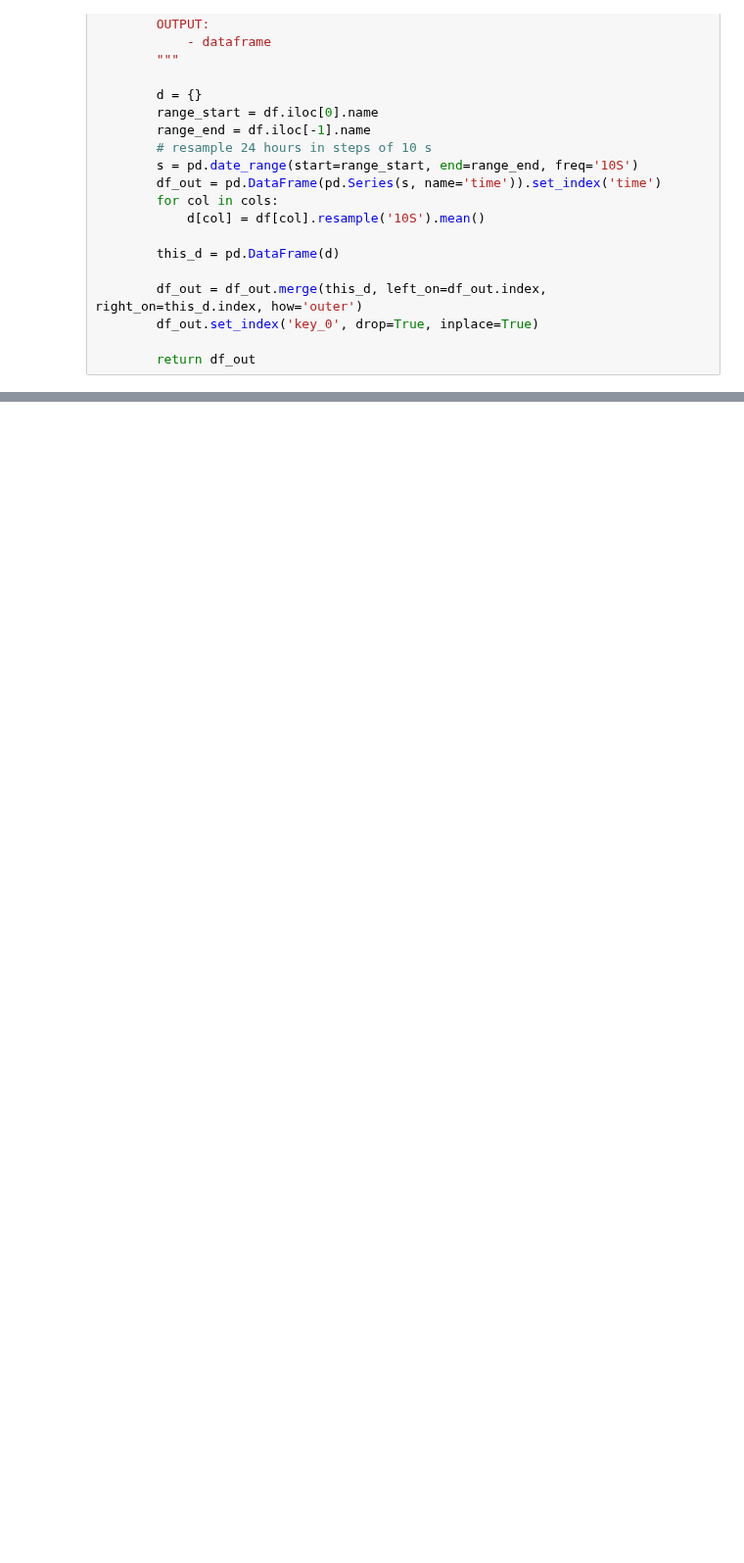
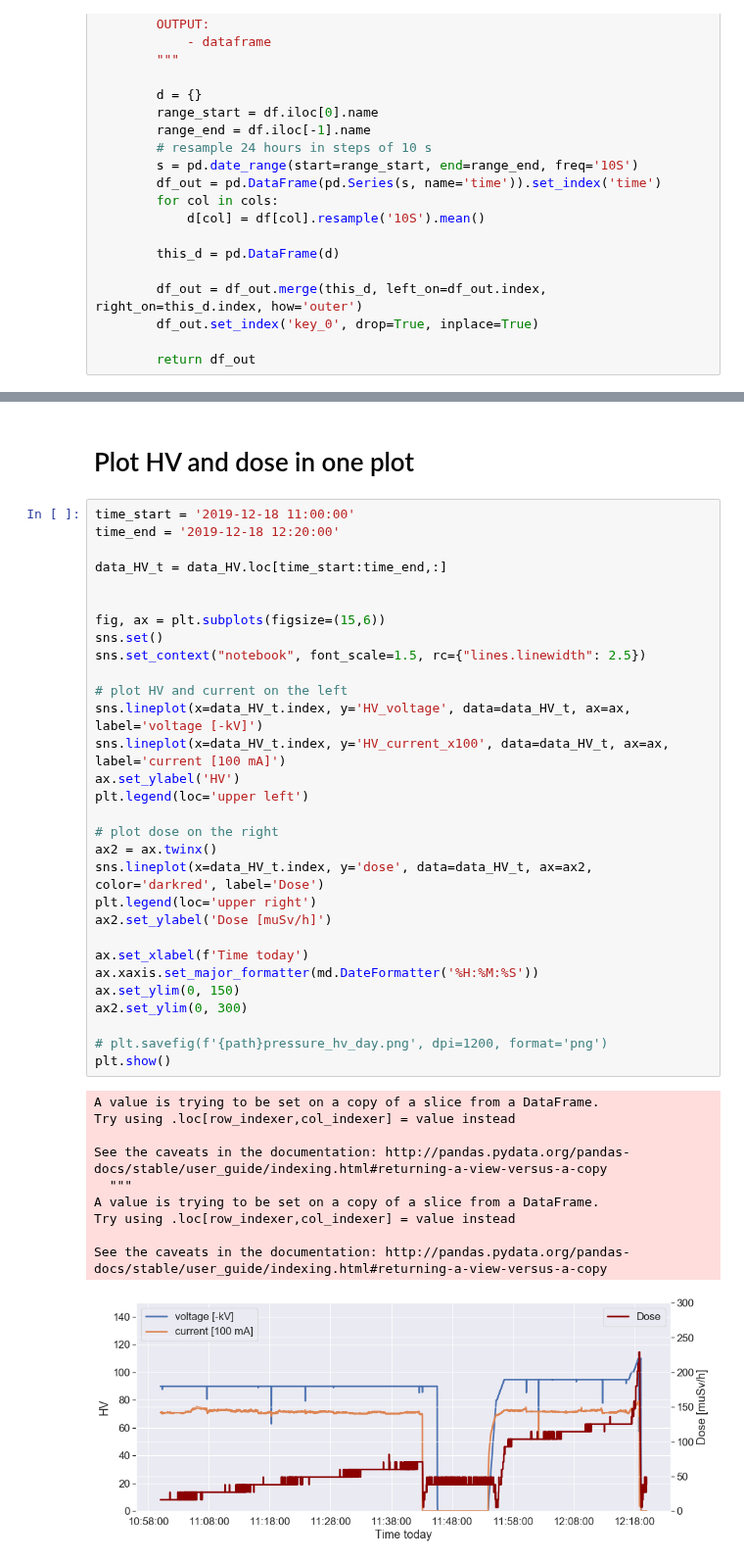
Before and after one commit to kromerh/phd_python, a Jupyter notebook: 14.ETL/02.DataFromLive.ipynb, the cells around one changed output, grey strips where cells are left out. Shown at 98% size. Cells and saved outputs as stored; diff of their text form; blank space fills up the shorter version.

```diff
--- a/14.ETL/02.DataFromLive.ipynb
+++ b/14.ETL/02.DataFromLive.ipynb
@@ -82,0 +117,43 @@ class NGLiveDataObject():
+# %% [markdown]
+# Plot HV and dose in one plot
+# %%
+time_start = '2019-12-18 11:00:00'
+time_end = '2019-12-18 12:20:00'
+
+data_HV_t = data_HV.loc[time_start:time_end,:]
+
+
+fig, ax = plt.subplots(figsize=(15,6))
+sns.set()
+sns.set_context("notebook", font_scale=1.5, rc={"lines.linewidth": 2.5})
+
+# plot HV and current on the left
+sns.lineplot(x=data_HV_t.index, y='HV_voltage', data=data_HV_t, ax=ax, label='voltage [-kV]')
+sns.lineplot(x=data_HV_t.index, y='HV_current_x100', data=data_HV_t, ax=ax, label='current [100 mA]')
+ax.set_ylabel('HV')
+plt.legend(loc='upper left')
+
+# plot dose on the right
+ax2 = ax.twinx()
+sns.lineplot(x=data_HV_t.index, y='dose', data=data_HV_t, ax=ax2, color='darkred', label='Dose')
+plt.legend(loc='upper right')
+ax2.set_ylabel('Dose [muSv/h]')
+
+ax.set_xlabel(f'Time today')
+ax.xaxis.set_major_formatter(md.DateFormatter('%H:%M:%S'))
+ax.set_ylim(0, 150)
+ax2.set_ylim(0, 300)
+
+# plt.savefig(f'{path}pressure_hv_day.png', dpi=1200, format='png')
+plt.show()
+# %% [output]
+A value is trying to be set on a copy of a slice from a DataFrame.
+Try using .loc[row_indexer,col_indexer] = value instead
+
+See the caveats in the documentation: http://pandas.pydata.org/pandas-docs/stable/user_guide/indexing.html#returning-a-view-versus-a-copy
+  """
+A value is trying to be set on a copy of a slice from a DataFrame.
+Try using .loc[row_indexer,col_indexer] = value instead
+
+See the caveats in the documentation: http://pandas.pydata.org/pandas-docs/stable/user_guide/indexing.html#returning-a-view-versus-a-copy
+[figure, added]
```
Also changed, not shown: parts of 11 cells of this notebook, 9 other files.
